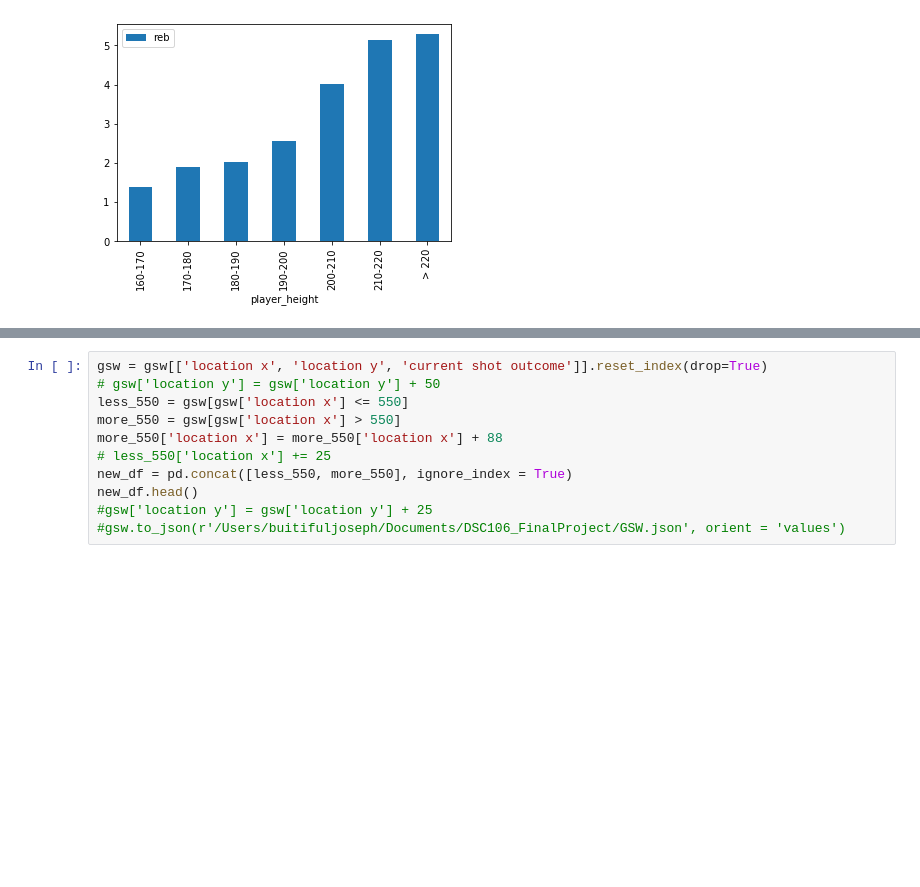
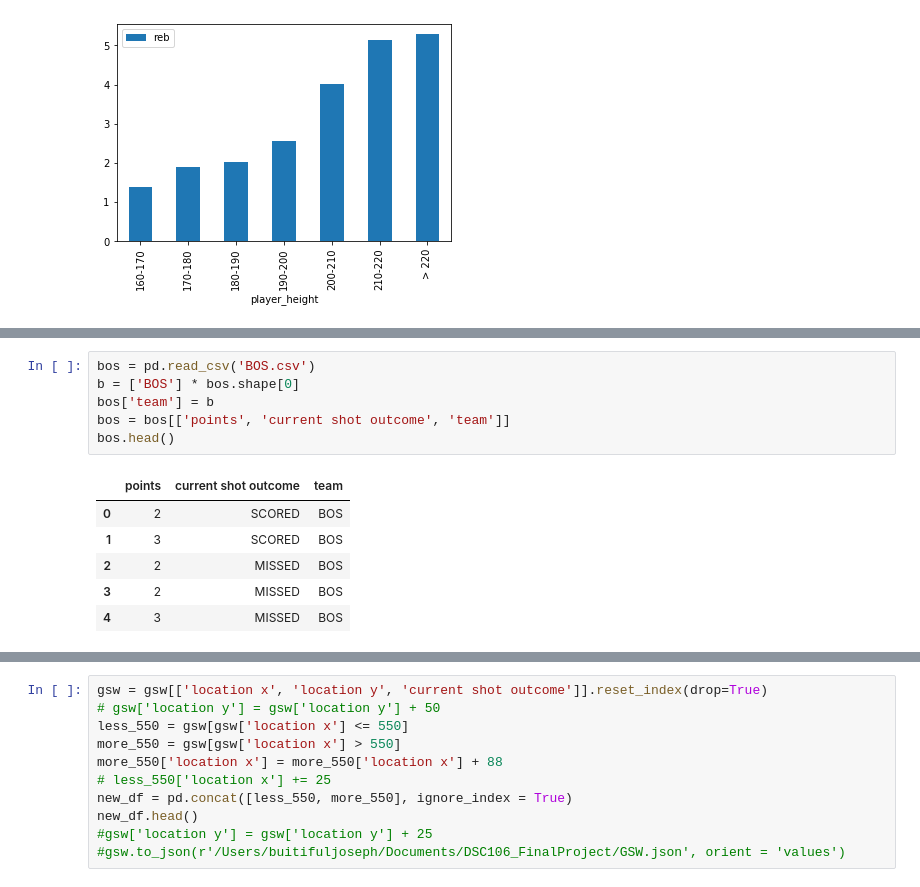
Before and after one commit to justinlu09/GSW-Data-Viz, a Jupyter notebook: DSC106_FinalProj/DSC106 Final Project.ipynb, the cells around one changed output, grey strips where cells are left out. Cells and saved outputs as stored; diff of their text form; blank space fills up the shorter version.

```diff
--- a/DSC106_FinalProj/DSC106 Final Project.ipynb
+++ b/DSC106_FinalProj/DSC106 Final Project.ipynb
@@ -133,0 +140,13 @@ gsw.head()
+# %%
+bos = pd.read_csv('BOS.csv')
+b = ['BOS'] * bos.shape[0]
+bos['team'] = b
+bos = bos[['points', 'current shot outcome', 'team']]
+bos.head()
+# %% [output]
+|  | points | current shot outcome | team |
+| 0 | 2 | SCORED | BOS |
+| 1 | 3 | SCORED | BOS |
+| 2 | 2 | MISSED | BOS |
+| 3 | 2 | MISSED | BOS |
+| 4 | 3 | MISSED | BOS |
```
Also changed, not shown: parts of 14 cells of this notebook, 12 other files.
